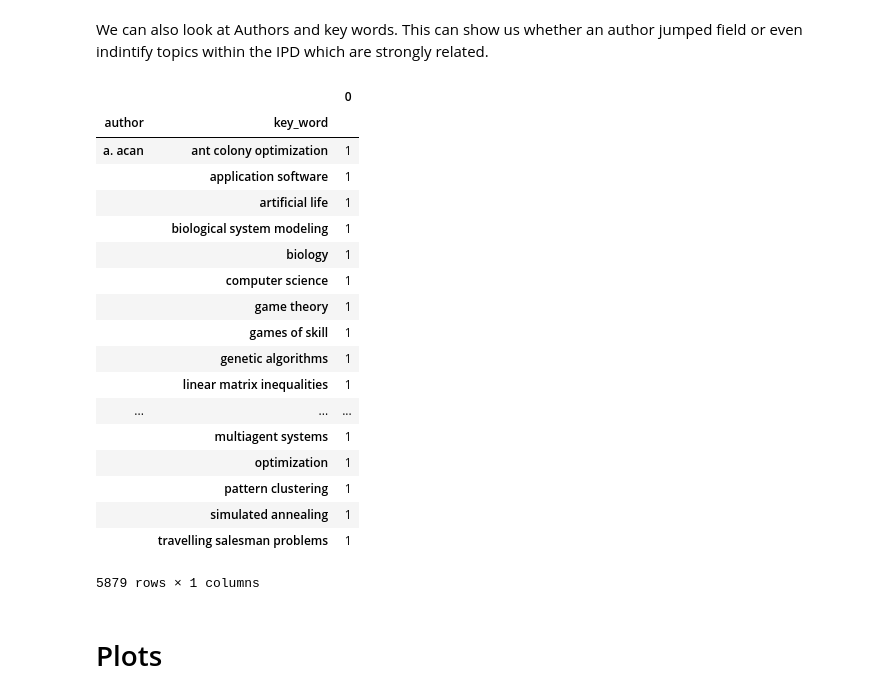
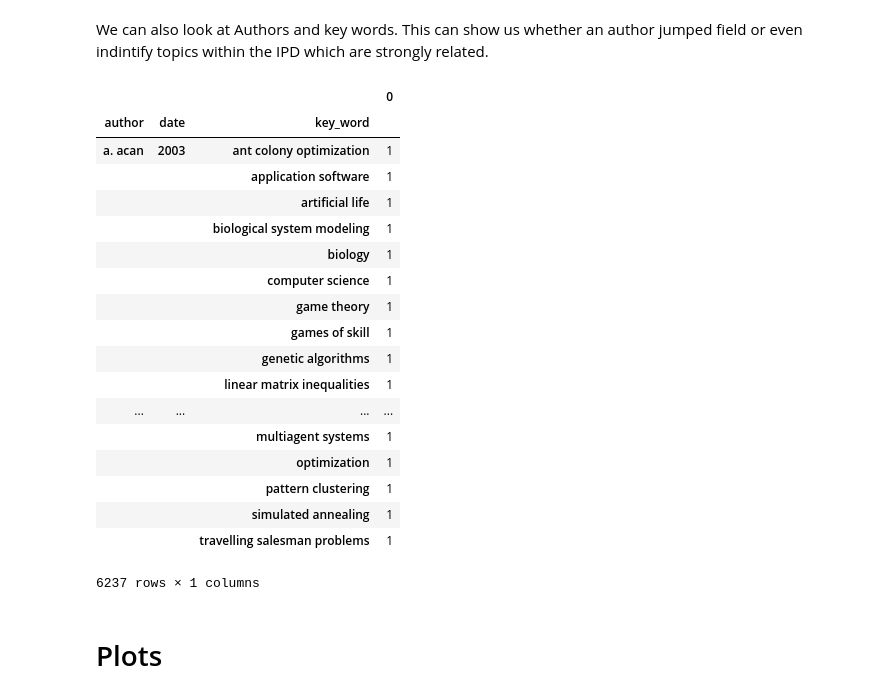
Before and after one commit to Nikoleta-v3/Axelbib, a Jupyter notebook: scraping/Analysis of Results/Initial Analysis.ipynb, the cells around one changed output. Cells and saved outputs as stored; diff of their text form; code cells hidden in the pictures.

```diff
--- a/scraping/Analysis of Results/Initial Analysis.ipynb
+++ b/scraping/Analysis of Results/Initial Analysis.ipynb
@@ -41,3 +49,24 @@ len(df['title'].unique()), len(df['unique_key'].unique())
+# %%
+def compare(s, t):
+    return sorted(s) == sorted(t)
+# %%
+# a function to fix the names. When are two names the same?
+for i in df.author.unique():
+    for j in df.author.unique():
+        author1 = i.split()
+        author2 = j.split()
+        if compare(author1, author2):
+            df.author = df.author.replace(j, i)
+
+        else:
+            author1 = i.split()
+            author2 = j.split()
+            au1_init = [init[0] for init in author1]
+            au2_init = [init[0] for init in author2]
+            if len(set(author1).intersection(set(author2)))/ len(author1) >= 0.6 and compare(au1_init, au2_init) :
+                df.author = df.author.replace(j, i)
+# exception
+df.author = df.author.replace("matjaz perc", "matjaž perc")
 # %% [markdown]
 Tables
 ======
@@ -201,29 +228,29 @@ dtype: int64
 We can also look at Authors and key words. This can show us whether an author jumped field or even
 indintify topics within the IPD which are strongly related.
 # %%
-authors_field =df[df['key_word'] != 'none'].groupby(['unique_key', 'author', 'key_word']).size().reset_index().groupby(['author', 'key_word']).size()
+authors_field =df[df['key_word'] != 'none'].groupby(['unique_key', 'author', 'date', 'key_word']).size().reset_index().groupby(['author', 'date', 'key_word']).size()
 authors_field = pd.DataFrame(authors_field)
 authors_field
 # %% [output]
-|  |  | 0 |
-| author | key_word |  |
-| a. acan | ant colony optimization | 1 |
-|  | application software | 1 |
-|  | artificial life | 1 |
-|  | biological system modeling | 1 |
-|  | biology | 1 |
-|  | computer science | 1 |
-|  | game theory | 1 |
-|  | games of skill | 1 |
-|  | genetic algorithms | 1 |
-|  | linear matrix inequalities | 1 |
-| ... | ... | ... |
-|  | multiagent systems | 1 |
-|  | optimization | 1 |
-|  | pattern clustering | 1 |
-|  | simulated annealing | 1 |
-|  | travelling salesman problems | 1 |
+|  |  |  | 0 |
+| author | date | key_word |  |
+| a. acan | 2003 | ant colony optimization | 1 |
+|  |  | application software | 1 |
+|  |  | artificial life | 1 |
+|  |  | biological system modeling | 1 |
+|  |  | biology | 1 |
+|  |  | computer science | 1 |
+|  |  | game theory | 1 |
+|  |  | games of skill | 1 |
+|  |  | genetic algorithms | 1 |
+|  |  | linear matrix inequalities | 1 |
+| ... | ... | ... | ... |
+|  |  | multiagent systems | 1 |
+|  |  | optimization | 1 |
+|  |  | pattern clustering | 1 |
+|  |  | simulated annealing | 1 |
+|  |  | travelling salesman problems | 1 |
-5879 rows × 1 columns
+6237 rows × 1 columns
 # %% [markdown]
 Plots
 =====
```
Also changed, not shown: parts of 23 cells of this notebook, 2 other files.
